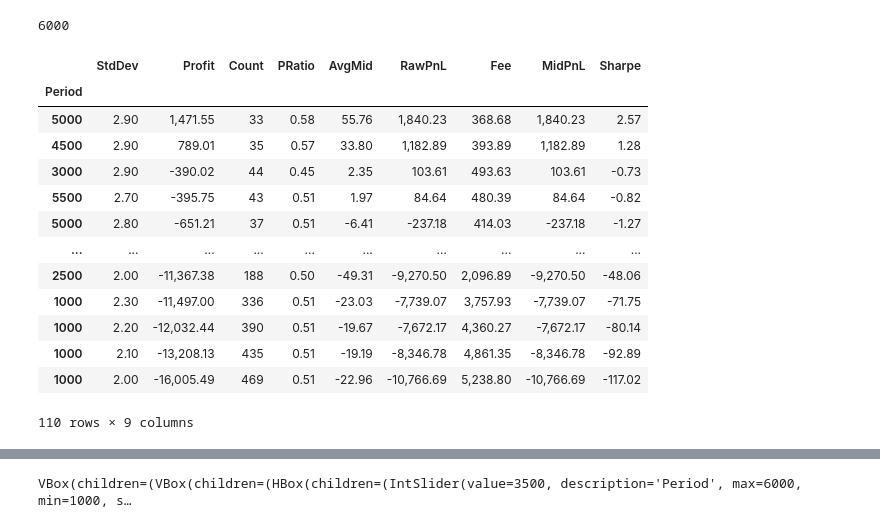
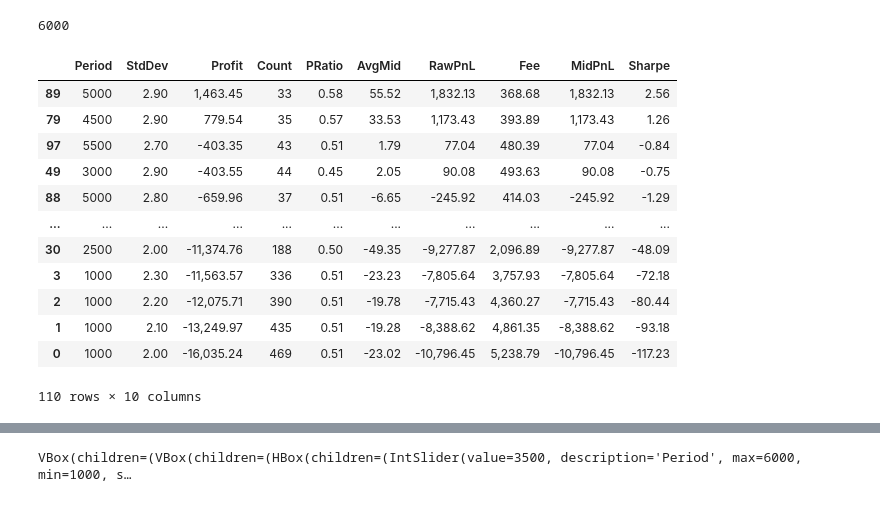
Before and after one commit to zxweed/simple, a Jupyter notebook: examples/simple.grid.ipynb, the cells around one changed output, grey strips where cells are left out. Cells and saved outputs as stored; diff of their text form; code cells hidden in the pictures.

```diff
--- a/examples/simple.grid.ipynb
+++ b/examples/simple.grid.ipynb
@@ -32,26 +42,25 @@ def model(Period: int = (1000, 6000, 500), StdDev: float = (2, 3, 0.1)):
 # %%
 # Genetic optimizer
 G = GridOpt(model)
-G.run()
+G.fullSearch()
 # %% [output]
 6000
 # %%
 # Grid results
-P = G.report.set_index('Period').sort_values('Profit', ascending=False)
+P = pd.DataFrame(G.log, columns=G.log_columns).sort_values('Profit', ascending=False)
 P
 # %% [output]
-|  | StdDev | Profit | Count | PRatio | AvgMid | RawPnL | Fee | MidPnL | Sharpe |
-| Period |  |  |  |  |  |  |  |  |  |
-| 5000 | 2.90 | 1,471.55 | 33 | 0.58 | 55.76 | 1,840.23 | 368.68 | 1,840.23 | 2.57 |
-| 4500 | 2.90 | 789.01 | 35 | 0.57 | 33.80 | 1,182.89 | 393.89 | 1,182.89 | 1.28 |
-| 3000 | 2.90 | -390.02 | 44 | 0.45 | 2.35 | 103.61 | 493.63 | 103.61 | -0.73 |
-| 5500 | 2.70 | -395.75 | 43 | 0.51 | 1.97 | 84.64 | 480.39 | 84.64 | -0.82 |
-| 5000 | 2.80 | -651.21 | 37 | 0.51 | -6.41 | -237.18 | 414.03 | -237.18 | -1.27 |
-| ... | ... | ... | ... | ... | ... | ... | ... | ... | ... |
-| 2500 | 2.00 | -11,367.38 | 188 | 0.50 | -49.31 | -9,270.50 | 2,096.89 | -9,270.50 | -48.06 |
-| 1000 | 2.30 | -11,497.00 | 336 | 0.51 | -23.03 | -7,739.07 | 3,757.93 | -7,739.07 | -71.75 |
-| 1000 | 2.20 | -12,032.44 | 390 | 0.51 | -19.67 | -7,672.17 | 4,360.27 | -7,672.17 | -80.14 |
-| 1000 | 2.10 | -13,208.13 | 435 | 0.51 | -19.19 | -8,346.78 | 4,861.35 | -8,346.78 | -92.89 |
-| 1000 | 2.00 | -16,005.49 | 469 | 0.51 | -22.96 | -10,766.69 | 5,238.80 | -10,766.69 | -117.02 |
+|  | Period | StdDev | Profit | Count | PRatio | AvgMid | RawPnL | Fee | MidPnL | Sharpe |
+| 89 | 5000 | 2.90 | 1,463.45 | 33 | 0.58 | 55.52 | 1,832.13 | 368.68 | 1,832.13 | 2.56 |
+| 79 | 4500 | 2.90 | 779.54 | 35 | 0.57 | 33.53 | 1,173.43 | 393.89 | 1,173.43 | 1.26 |
+| 97 | 5500 | 2.70 | -403.35 | 43 | 0.51 | 1.79 | 77.04 | 480.39 | 77.04 | -0.84 |
+| 49 | 3000 | 2.90 | -403.55 | 44 | 0.45 | 2.05 | 90.08 | 493.63 | 90.08 | -0.75 |
+| 88 | 5000 | 2.80 | -659.96 | 37 | 0.51 | -6.65 | -245.92 | 414.03 | -245.92 | -1.29 |
+| ... | ... | ... | ... | ... | ... | ... | ... | ... | ... | ... |
+| 30 | 2500 | 2.00 | -11,374.76 | 188 | 0.50 | -49.35 | -9,277.87 | 2,096.89 | -9,277.87 | -48.09 |
+| 3 | 1000 | 2.30 | -11,563.57 | 336 | 0.51 | -23.23 | -7,805.64 | 3,757.93 | -7,805.64 | -72.18 |
+| 2 | 1000 | 2.20 | -12,075.71 | 390 | 0.51 | -19.78 | -7,715.43 | 4,360.27 | -7,715.43 | -80.44 |
+| 1 | 1000 | 2.10 | -13,249.97 | 435 | 0.51 | -19.28 | -8,388.62 | 4,861.35 | -8,388.62 | -93.18 |
+| 0 | 1000 | 2.00 | -16,035.24 | 469 | 0.51 | -23.02 | -10,796.45 | 5,238.79 | -10,796.45 | -117.23 |
-110 rows × 9 columns
+110 rows × 10 columns
 # %%
```
Also changed, not shown: parts of 2 cells of this notebook.
